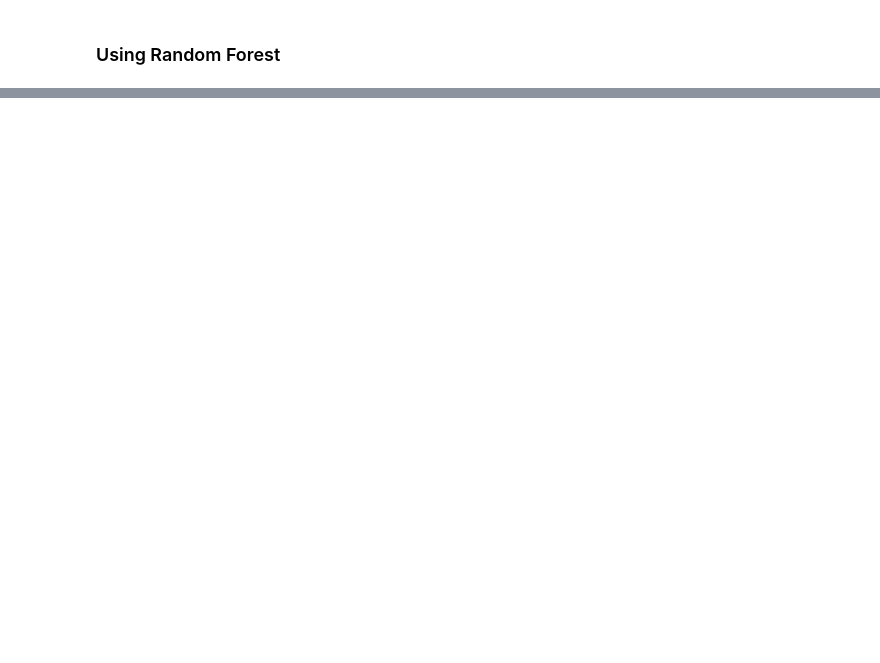
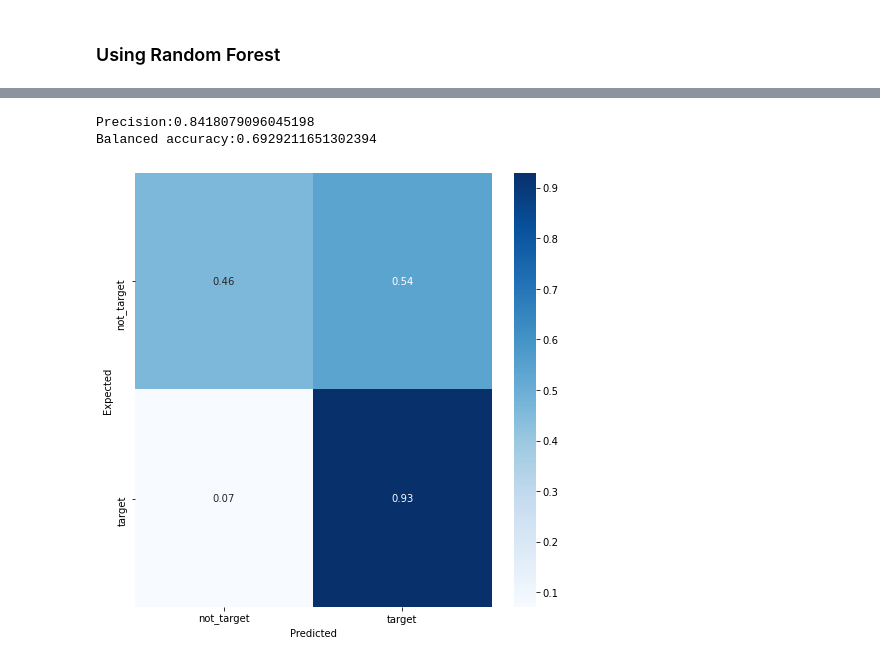
Before and after one commit to AndreGoncalves013/Starbucks_Customer_Offer_Targeting, a Jupyter notebook: src/starbucks_offer_prediction.ipynb, the cells around one changed output, grey strips where cells are left out. Saved outputs shown, nothing was run; the diff lists cells and outputs as text; code cells hidden in the pictures; blank space fills up the shorter version.

```diff
--- a/src/starbucks_offer_prediction.ipynb
+++ b/src/starbucks_offer_prediction.ipynb
@@ -359,0 +443,6 @@ rf_df.set_index('depth').plot()
+# %%
+best_depth = rf_df[
+    rf_df.val_bal_accuracy == rf_df.val_bal_accuracy.max()
+].depth.values[0]
+
+best_depth
@@ -359,0 +451,10 @@ rf_df.set_index('depth').plot()
+# %%
+best_rf_classificer = RandomForestClassifier(
+    max_depth=best_depth,
+    criterion='entropy',
+    random_state=42
+)
+
+best_rf_classificer.fit(X_train, y_train)
+
+best_rf_val_pred = best_rf_classificer.predict(X_val)
@@ -359,0 +521,8 @@ rf_df.set_index('depth').plot()
+# %%
+best_rf_test_pred = best_rf_classificer.predict(X_test)
+# %%
+plot_balanced_accuracy_heatmap(y_test, best_rf_test_pred,  le.classes_)
+# %% [output]
+Precision:0.8418079096045198
+Balanced accuracy:0.6929211651302394
+[figure, added]
```
Also changed, not shown: parts of 29 cells of this notebook, 2 other files.
